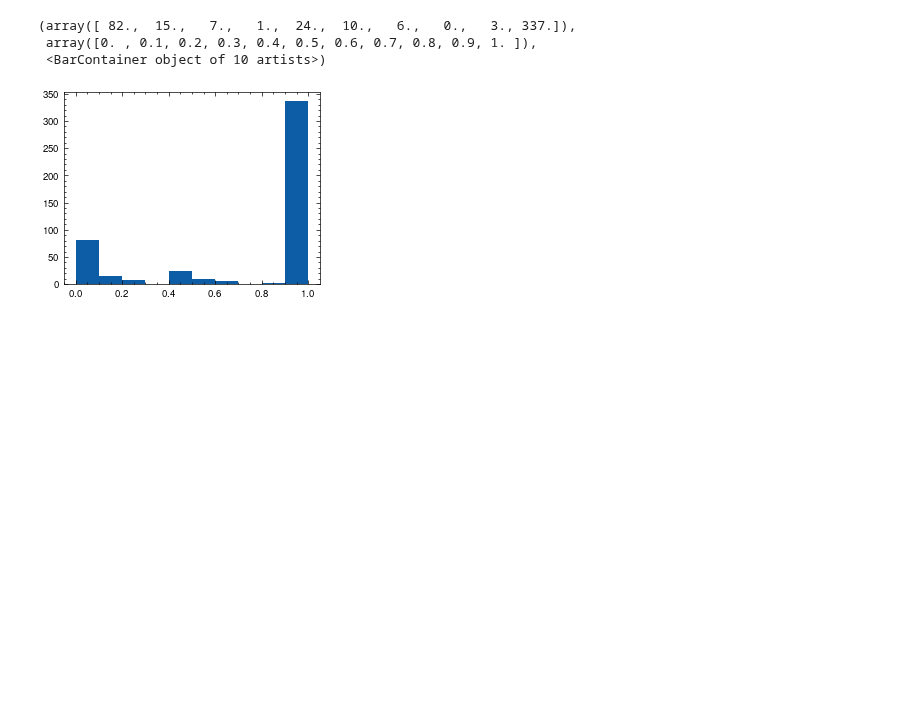
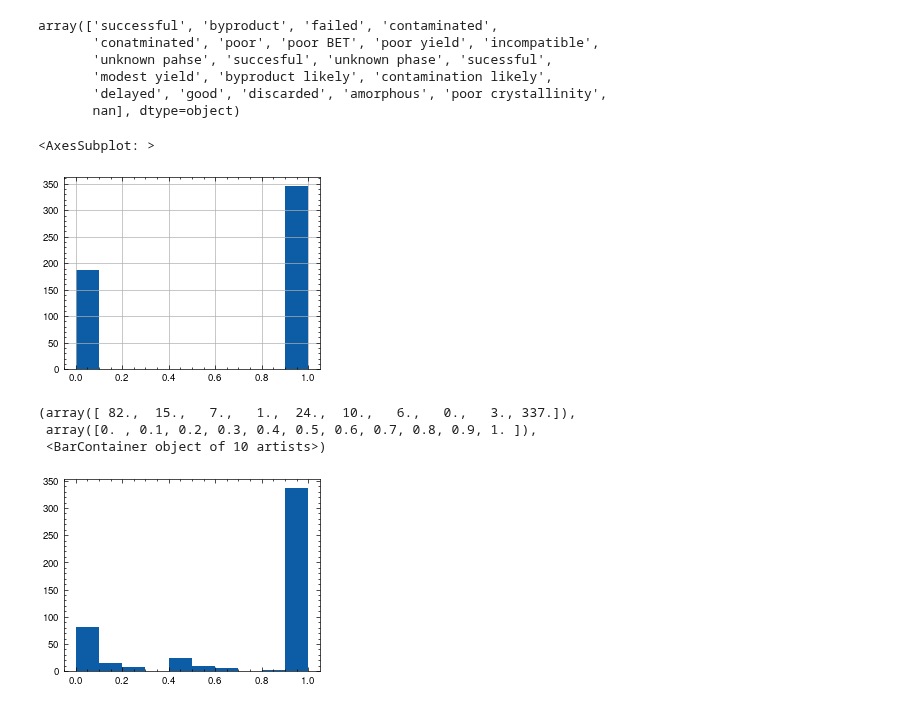
Before and after one commit to kjappelbaum/gptchem, a Jupyter notebook: experiments/03_classification/mof_solvent/balasz.ipynb, the cells around one changed output. Cells and saved outputs as stored; diff of their text form; code cells hidden in the pictures; blank space fills up the shorter version.

```diff
--- a/experiments/03_classification/mof_solvent/balasz.ipynb
+++ b/experiments/03_classification/mof_solvent/balasz.ipynb
@@ -23,3 +30,21 @@ df.head()
+# %%
+df['outcome'].unique()
+# %% [output]
+array(['successful', 'byproduct', 'failed', 'contaminated',
+       'conatminated', 'poor', 'poor BET', 'poor yield', 'incompatible',
+       'unknown pahse', 'succesful', 'unknown phase', 'sucessful',
+       'modest yield', 'byproduct likely', 'contamination likely',
+       'delayed', 'good', 'discarded', 'amorphous', 'poor crystallinity',
+       nan], dtype=object)
+# %%
+df['successful'] = df['score'] > .6
+# %%
+df['successful'] = df['successful'].astype(int)
+# %%
+df['successful'].hist()
+# %% [output]
+<AxesSubplot: >
+[figure, added]
 # %%
 plt.hist(df['score'])
 # %% [output]
```
Also changed, not shown: parts of 31 cells of this notebook, 48 other files.
